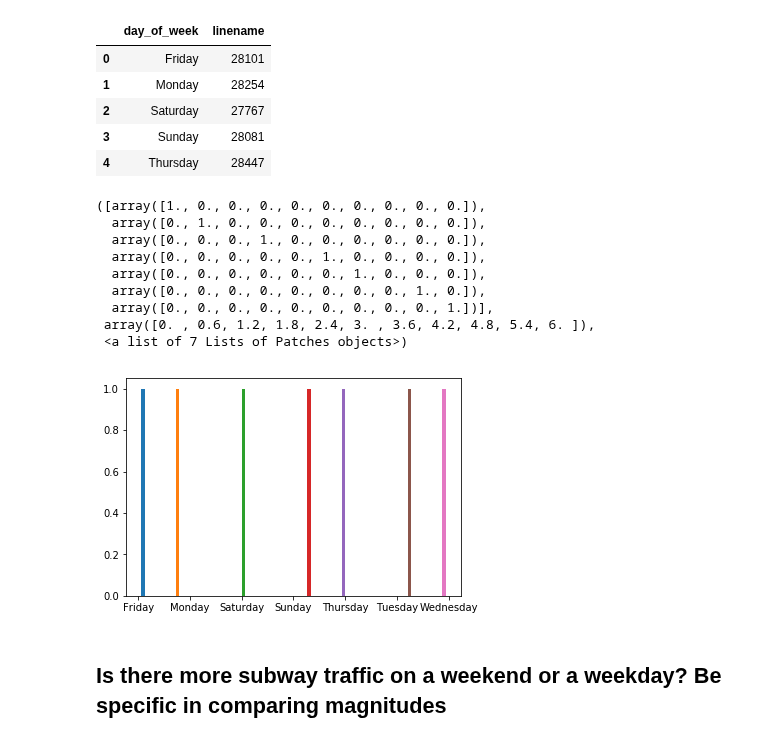
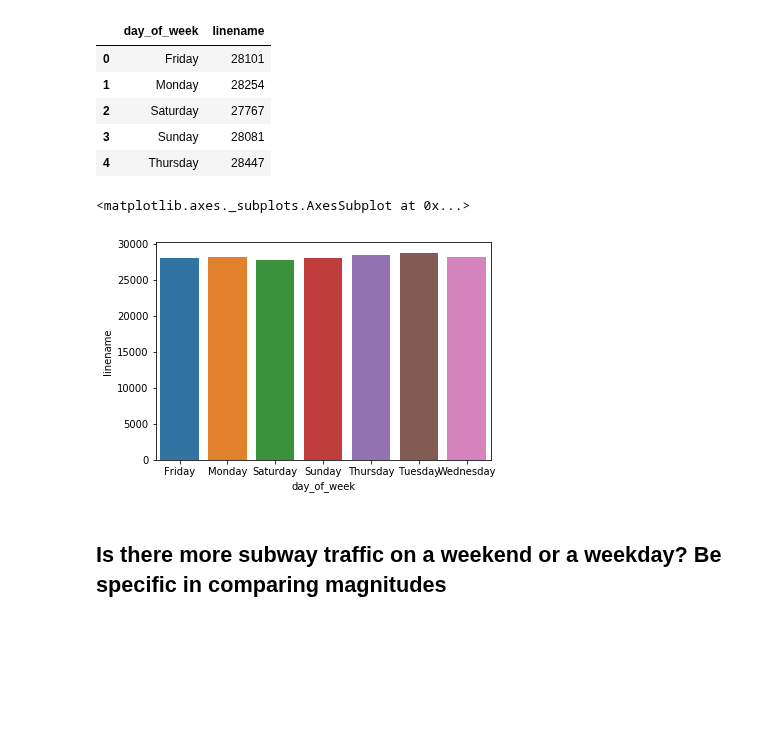
Before and after one commit to hlevymyers/dsc-pandas-series-and-dataframes-lab-dc-ds-career-042219, a Jupyter notebook: index.ipynb, the cells around one changed output. Cells and saved outputs as stored; diff of their text form; code cells hidden in the pictures; blank space fills up the shorter version.

```diff
--- a/index.ipynb
+++ b/index.ipynb
@@ -156,18 +156,10 @@ traffic_by_day_df.head()
 | 3 | Sunday | 28081 |
 | 4 | Thursday | 28447 |
 # %%
-plt.(x = 'day_of_week', data = traffic_by_day_df)
+sns.barplot(x = 'day_of_week', y = 'linename', data = traffic_by_day_df)
 # %% [output]
-([array([1., 0., 0., 0., 0., 0., 0., 0., 0., 0.]),
-  array([0., 1., 0., 0., 0., 0., 0., 0., 0., 0.]),
-  array([0., 0., 0., 1., 0., 0., 0., 0., 0., 0.]),
-  array([0., 0., 0., 0., 0., 1., 0., 0., 0., 0.]),
-  array([0., 0., 0., 0., 0., 0., 1., 0., 0., 0.]),
-  array([0., 0., 0., 0., 0., 0., 0., 0., 1., 0.]),
-  array([0., 0., 0., 0., 0., 0., 0., 0., 0., 1.])],
- array([0. , 0.6, 1.2, 1.8, 2.4, 3. , 3.6, 4.2, 4.8, 5.4, 6. ]),
- <a list of 7 Lists of Patches objects>)
+<matplotlib.axes._subplots.AxesSubplot at 0x...>
-[figure, old version]
+[figure, new version]
 # %% [markdown]
 ## Is there more subway traffic on a weekend or a weekday?    Be specific in comparing magnitudes
 # %%
```
